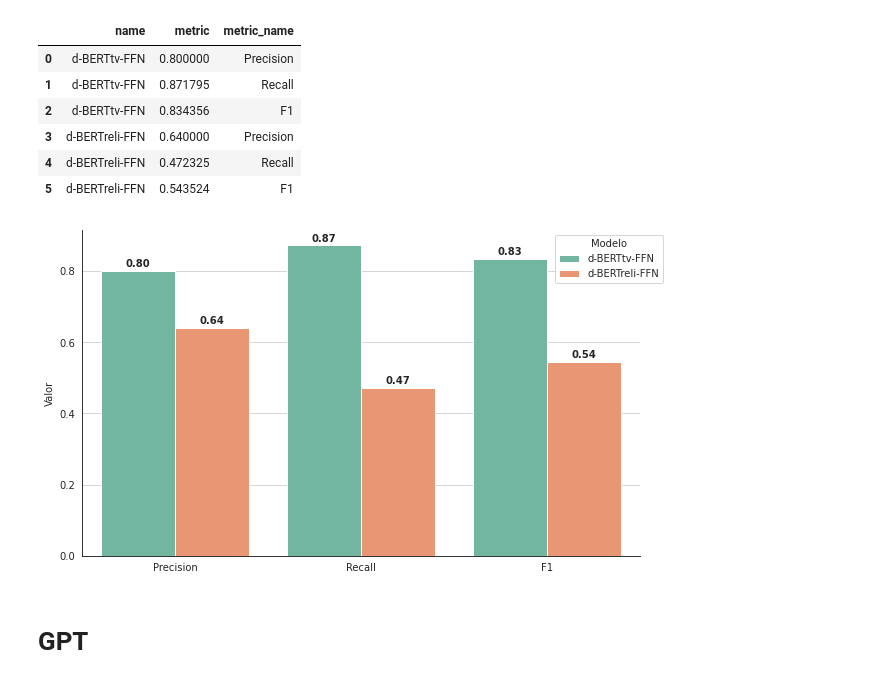
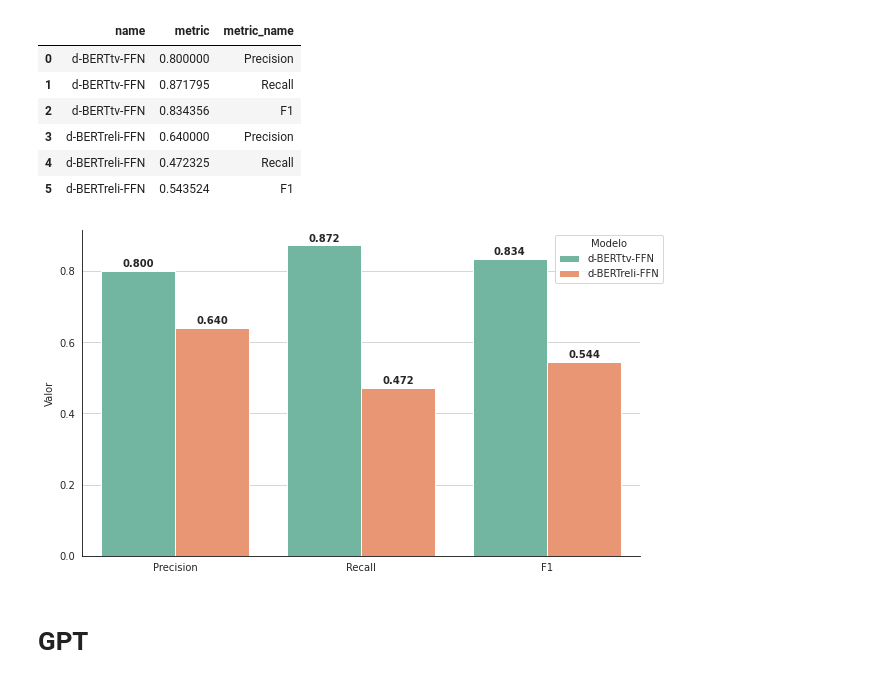
Before and after one commit to jcfneto/aspect-extraction, a Jupyter notebook: notebooks/graphics.ipynb, the cells around one changed output. Drawn from its saved outputs; the diff is of its cells as text; code cells hidden in the pictures.

```diff
--- a/notebooks/graphics.ipynb
+++ b/notebooks/graphics.ipynb
@@ -103,7 +103,7 @@ ax = sns.barplot(
 
 for p in ax.patches:
     ax.annotate(
-        format(p.get_height(), '.2f'),
+        format(p.get_height(), '.3f'),
         (p.get_x() + p.get_width() / 2., p.get_height() - 0.005),
         ha='center',
         va='center',
@@ -127,8 +127,8 @@ plt.show()
 # %% [markdown]
 # Double Embedding
 # %%
-tv = read_json('../results/03_fine_tuning/tv/d_bert_visio.json')
-reli = read_json('../results/03_fine_tuning/reli/d_litera_bert.json')
+tv = read_json('../results/03_fine_tuning/tv/d_bert_tv.json')
+reli = read_json('../results/03_fine_tuning/reli/d_bert_reli.json')
 # %%
 results_dict = defaultdict(list)
 for name, results in zip(['d-BERTtv', 'd-BERTreli'], [tv, reli]):
@@ -160,7 +160,7 @@ ax = sns.barplot(
 
 for p in ax.patches:
     ax.annotate(
-        format(p.get_height(), '.2f'),
+        format(p.get_height(), '.3f'),
         (p.get_x() + p.get_width() / 2., p.get_height() - 0.005),
         ha='center',
         va='center',
@@ -184,6 +184,6 @@ plt.show()
 # %%
-tv = read_json('../results/03_fine_tuning/tv/d_bert_visio_ffn.json')
-reli = read_json('../results/03_fine_tuning/reli/d_litera_bert_ffn.json')
+tv = read_json('../results/03_fine_tuning/tv/d_bert_tv_ffn.json')
+reli = read_json('../results/03_fine_tuning/reli/d_bert_reli_ffn.json')
 # %%
 results_dict = defaultdict(list)
 for name, results in zip(['d-BERTtv-FFN', 'd-BERTreli-FFN'], [tv, reli]):
@@ -206,35 +206,35 @@ results_df
 plt.figure(figsize=(10, 6))
 sns.set_style('whitegrid')
 ax = sns.barplot(
     x='metric_name',
     y='metric',
     hue='name',
     data=results_df,
     palette='Set2'
 )
 
 for p in ax.patches:
     ax.annotate(
-        format(p.get_height(), '.2f'),
+        format(p.get_height(), '.3f'),
         (p.get_x() + p.get_width() / 2., p.get_height() - 0.005),
         ha='center',
         va='center',
         xytext=(0, 9),
         textcoords='offset points',
         fontweight='bold',
         fontsize=10
     )
 sns.despine(left=False)
 ax.spines['bottom'].set_color('black')
 ax.spines['left'].set_color('black')
 plt.legend(title='Modelo', bbox_to_anchor=(1.05, 1))
 plt.xlabel('')
 plt.ylabel('Valor')
 # plt.title('Métricas por Modelo - Duplo Embedding + FFN')
 plt.savefig('../images/duplo_embedding_2.png', bbox_inches='tight')
 plt.show()
 # %% [output]
-[figure, old version]
+[figure, new version]
 # %% [markdown]
 # GPT
 # %%
```
Also changed, not shown: parts of 7 cells of this notebook, 7 other files.
